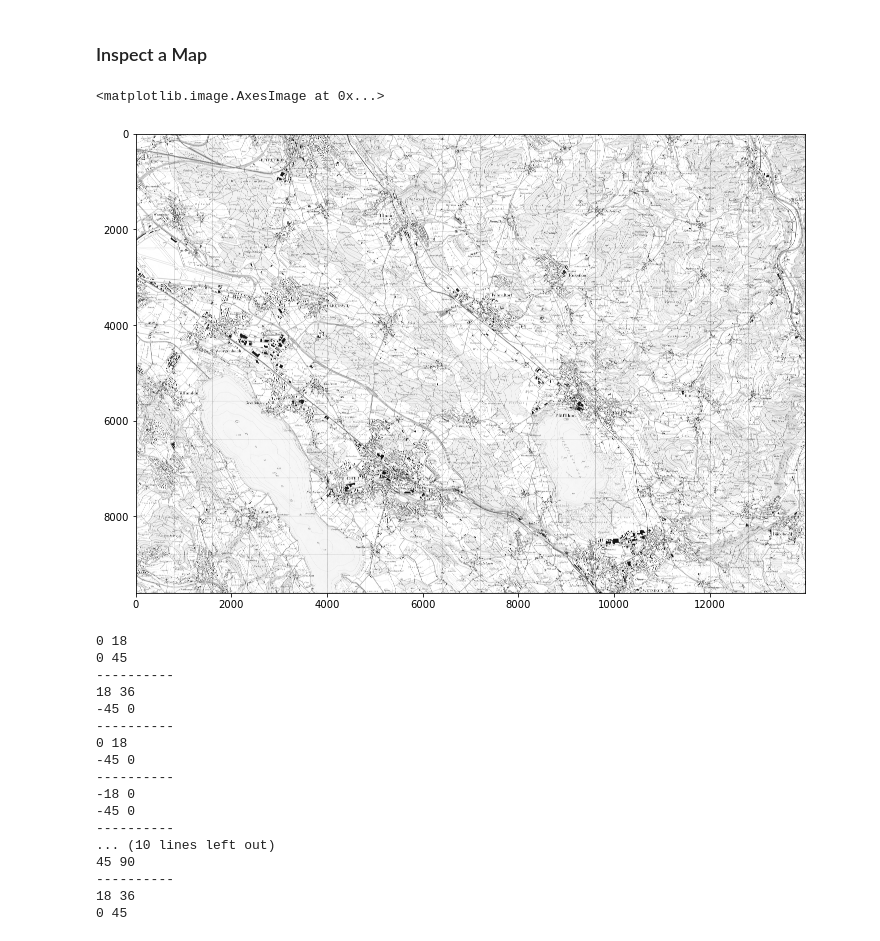
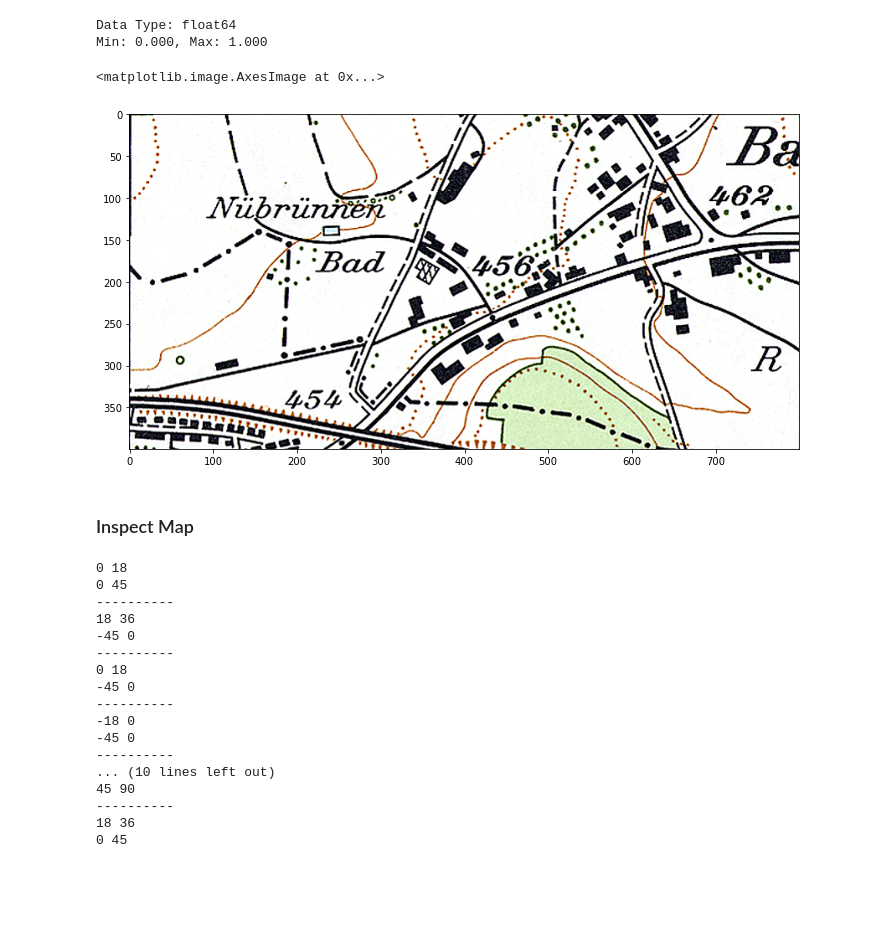
Before and after one commit to justinfmccarty/22spring_templatematching_carto, a Jupyter notebook: rl_method/notebooks/00_simple_environment.ipynb, the cells around one changed output. Saved outputs shown, nothing was run; the diff lists cells and outputs as text; code cells hidden in the pictures; blank space fills up the shorter version.

Commit message:
Update RL Method & test Polygon Creation

```diff
--- a/rl_method/notebooks/00_simple_environment.ipynb
+++ b/rl_method/notebooks/00_simple_environment.ipynb
@@ -12,0 +33,11 @@ os.chdir('/Users/jmccarty/GitHub/image_registration_RL/')
+# %%
+def crop_image(image,y_start,x_start,height,width):
+    return image[y_start:y_start+height,x_start:x_start+width]
+
+def rect_out_rast(y,x,height,width):
+    p = Polygon([[x, y], [x+width, y+0], [x+width, y+height], [x+0, y+height]])
+    return rasterize([p],out_shape=(width,height))
+
+def Sum_of_squared_differences(roi,temp):
+    ssd = np.sum((roi-temp)**2)
+    return ssd
@@ -13,2 +110,33 @@ os.chdir('/Users/jmccarty/GitHub/image_registration_RL/')
+# %%
+
+path_sample_image = './data/tif_files/LKg_1092_1990.tif'
+path_sample_template_1 = './data/templates/temp_1.tif'
+path_sample_template_2 = './data/templates/temp_2.tif'
+
+image = cv2.imread(path_sample_image)
+image_color = cv2.cvtColor(image, cv2.COLOR_BGR2RGB)
+image_grey = cv2.cvtColor(image_color, cv2.COLOR_BGR2GRAY)
+image_norm = (image_color/255).astype(float)
+
+template =cv2.imread(path_sample_template_1)
+template_color = cv2.cvtColor(template, cv2.COLOR_BGR2RGB)
+template_grey = cv2.cvtColor(template_color, cv2.COLOR_BGR2GRAY)
+template_norm = (template_color/255).astype(float)
+
+
+I_HEIGHT, I_WIDTH, I_DEPTH = image.shape
+T_HEIGHT, T_WIDTH, T_DEPTH = template.shape
+
+print('Data Type: %s' % image_norm.dtype)
+print('Min: %.3f, Max: %.3f' % (image_norm.min(), image_norm.max()))
+# %% [output]
+Data Type: float64
+Min: 0.000, Max: 1.000
+# %%
+fig,ax = plt.subplots(figsize=(12,12))
+ax.imshow(crop_image(image_norm,0,0,400,800)) #y,x,h,w
+# %% [output]
+<matplotlib.image.AxesImage at 0x...>
+[figure, added]
 # %% [markdown]
-### Inspect a Map
+### Inspect Map
@@ -31,9 +143,3 @@ T_HEIGHT, T_WIDTH = template.shape
-# %%
-fig,ax = plt.subplots(figsize=(12,12))
-ax.imshow(image,cmap='Greys_r')
-# %% [output]
-<matplotlib.image.AxesImage at 0x...>
-[figure, removed]
 # %%
 x,y = 0,0
 print(y,y+T_HEIGHT)
```
Also changed, not shown: parts of 24 cells of this notebook, 6 other files.
